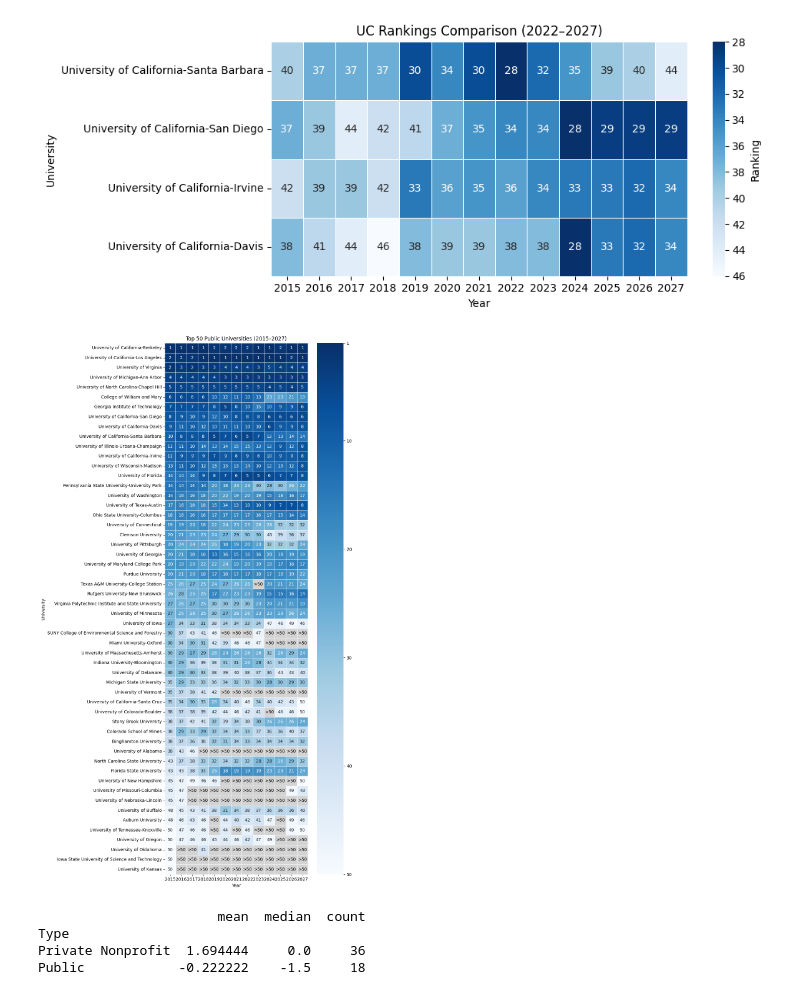
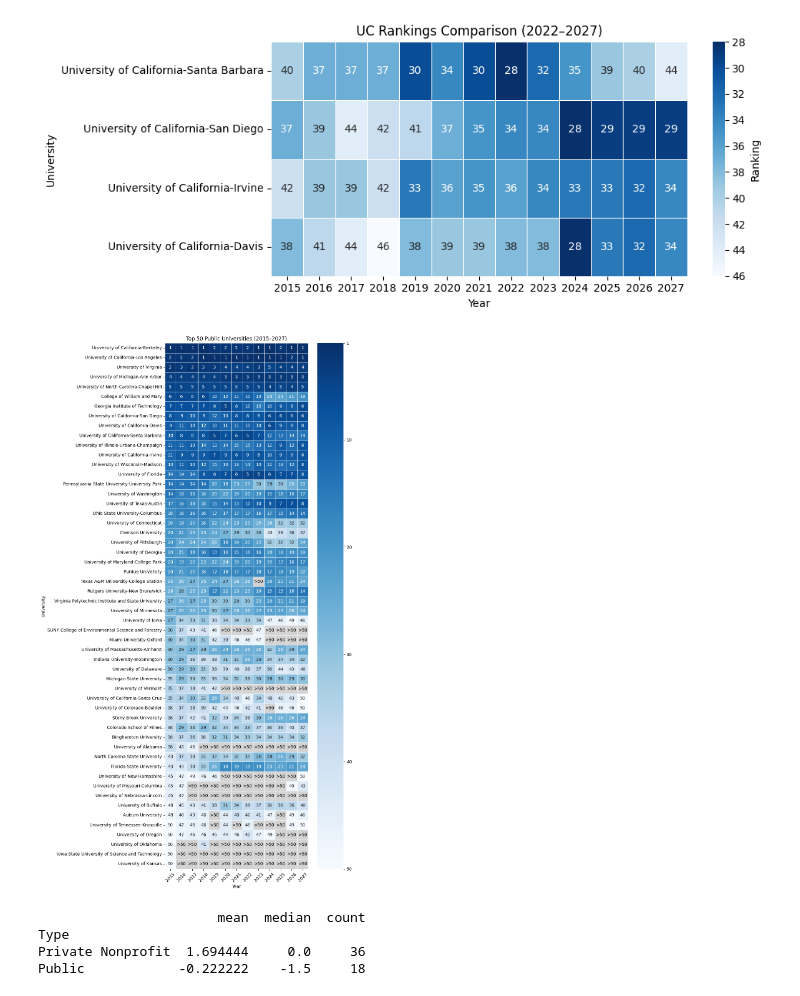
Before and after one commit to KarlaRH12/school_ranking_analysis, a Jupyter notebook: analysis_rankings.ipynb, the cells around one changed output. Saved outputs shown, nothing was run; the diff lists cells and outputs as text; code cells hidden in the pictures.

```diff
--- a/analysis_rankings.ipynb
+++ b/analysis_rankings.ipynb
@@ -211,35 +211,35 @@ ax = sns.heatmap(
     vmax=50,
     linewidths=0.5
 )
 
 # Flip colorbar
 cbar = ax.collections[0].colorbar
 cbar.ax.invert_yaxis()
 cbar.set_ticks([1, 10, 20, 30, 40, 50])
 
 # Grey background for rankings above 50
 ax.set_facecolor('lightgrey')
 
 # Manually add >50 labels
 for i in range(len(heatmap_data)):
     for j in range(len(heatmap_data.columns)):
         value = heatmap_data.iloc[i, j]
 
         if pd.isna(value) or value > 50:
             ax.text(
                 j + 0.5, i + 0.5, '>50',
                 ha='center', va='center', color='black'
             )
 
 plt.title('Top 50 Public Universities (2015–2027)', fontsize=12)
 plt.xlabel('Year')
 plt.ylabel('University')
 plt.yticks(rotation=0)
-plt.xticks(rotation=0)
+plt.xticks(rotation=45)
 plt.tight_layout()
 plt.show()
 # %% [output]
-[figure, old version]
+[figure, new version]
 # %%
 #private and public in top 50 changes
 Top50 = UniversityRankings[UniversityRankings['2022'] <= 50].copy()
```
